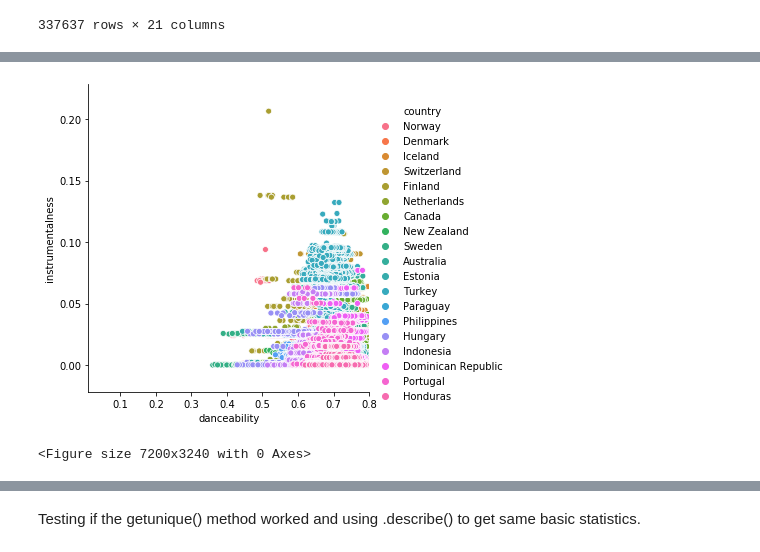
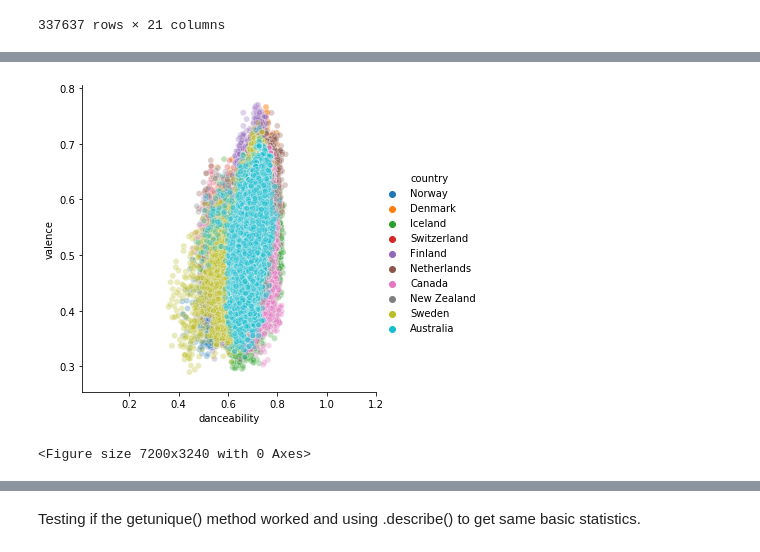
Before and after one commit to Albina-C/INFO-2950-Project, a Jupyter notebook: PROJ 2950.ipynb, the cells around one changed output, grey strips where cells are left out. Saved outputs shown, nothing was run; the diff lists cells and outputs as text; code cells hidden in the pictures.

Commit message:
graphing from 4/17 meeting

```diff
--- a/PROJ 2950.ipynb
+++ b/PROJ 2950.ipynb
@@ -871,7 +876,12 @@ finalsongs
+# %%
+topfinal=pd.DataFrame()
+split=finalsongs[finalsongs['country']=='Estonia'].index[0]
+topfinal=finalsongs[:split]
+botfinal=finalsongs[split:]
 # %%
 # rolling=pd.DataFrame()
-rolling = finalsongs.groupby('country', sort=False)[['danceability']].rolling(window=14).mean().reset_index()
+topfinalrolling = topfinal.groupby('country', sort=False)[['danceability']].rolling(window=14).mean().reset_index()
 # rolling['avg_danceability']=finalsongs['danceability'].rolling(14).mean()
-rolling=rolling.merge(topbot[['country','happiness_score']], how='left',on='country')
+topfinalrolling=topfinalrolling.merge(topbot[['country','happiness_score']], how='left',on='country')
 # %%
-rolling2=finalsongs.groupby('country', sort=False)[['instrumentalness']].rolling(window=14).mean().reset_index()
+rolling2=topfinal.groupby('country', sort=False)[['valence']].rolling(window=14).mean().reset_index()
@@ -880 +888,3 @@ rolling['instrumentalness']=rolling2['instrumentalness']
+# %%
+topfinalrolling['valence']=rolling2['valence']
 # %%
@@ -898,13 +934,13 @@ rolling2.head(100)
 # %%
 
-scatter=sns.relplot(x='danceability', y='instrumentalness', hue='country', data=rolling2)
+scatter=sns.relplot(x='danceability', y='valence', hue='country', data=topfinalrolling, alpha=0.3)
 
 plt.tight_layout
 # x_ticks = np.arange(0, .01, 8)
 # plt.xticks(x_ticks)
 plt.figure(figsize = (100, 45))
-scatter.set(xlim=(.01,.8))
+scatter.set(xlim=(.01,1.2))
 plt.show()
 # %% [output]
-[figure, old version]
+[figure, new version]
 <Figure size 7200x3240 with 0 Axes>
```
Also changed, not shown: parts of 24 cells of this notebook.
